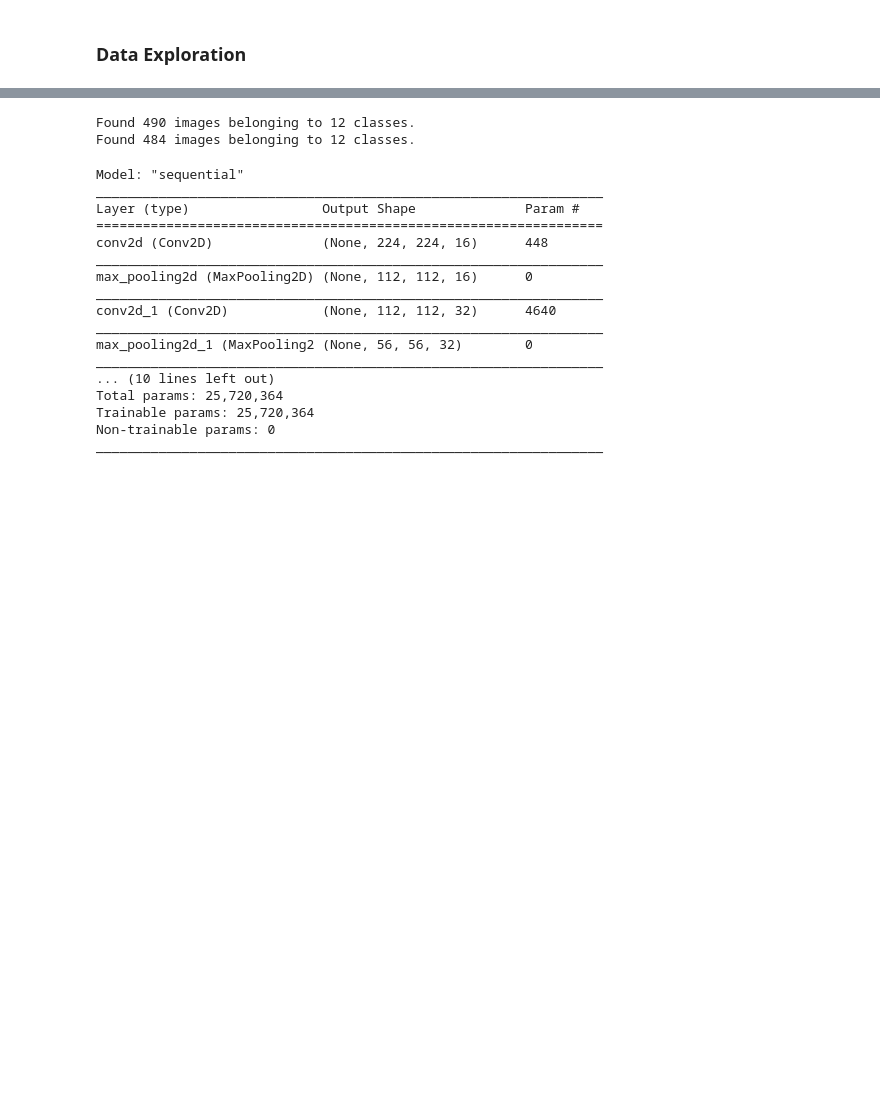
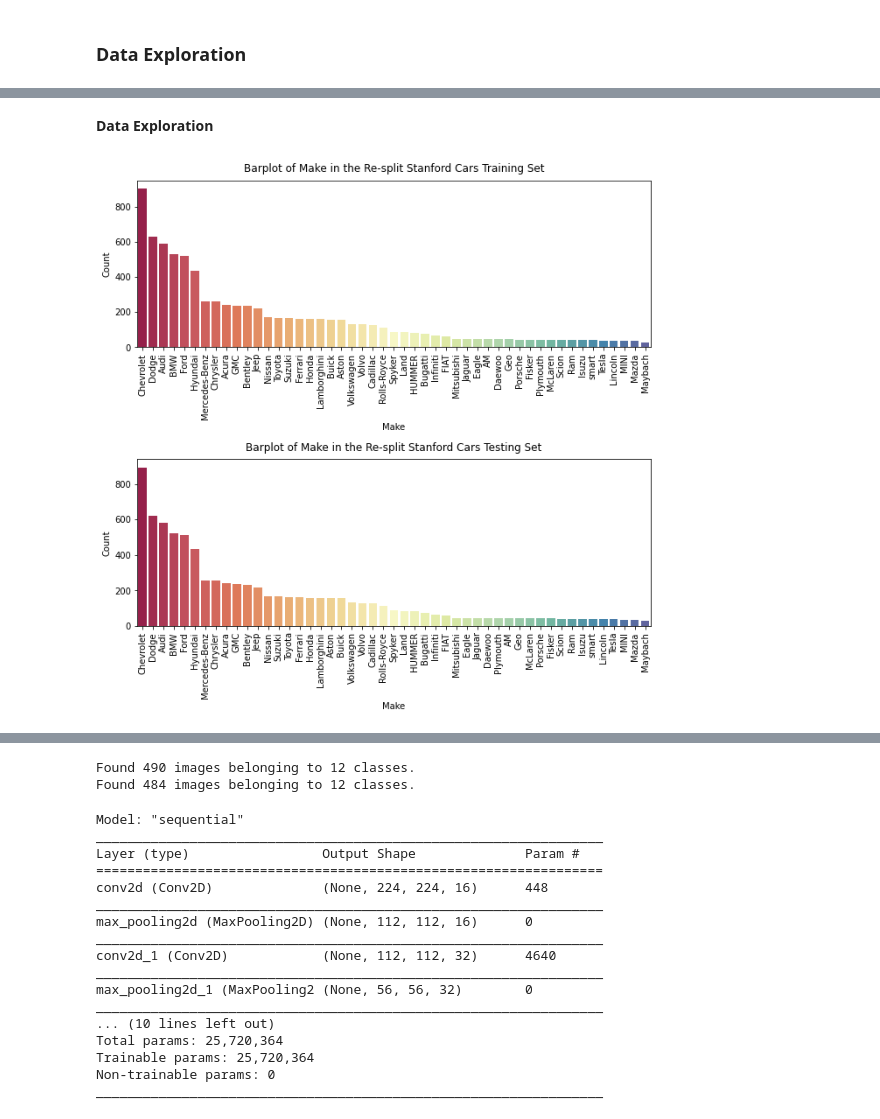
Before and after one commit to Albion-Krasniqi/Car-Classification-Deep-Learning, a Jupyter notebook: IL181.ipynb, the cells around one changed output, grey strips where cells are left out. Drawn from its saved outputs; the diff is of its cells as text; code cells hidden in the pictures; blank space fills up the shorter version.

```diff
--- a/IL181.ipynb
+++ b/IL181.ipynb
@@ -74,0 +77,18 @@ model_names = list(car_models['Cars'])
+# %%
+y_train = []
+y_test = []
+
+for i in range(len(train_car)):
+  y_train.append(get_car_class(train_car[i]))
+
+## converting each photo into a numpy array of RGB pixels
+for i in range(len(test_car)):
+    y_test.append(get_test_car_class(test_car[i]))
+# %%
+df_train_labels = pd.DataFrame(y_train, columns =['Cars'])
+make_extraction = df_train_labels["Cars"].str.split(" ", n = 1, expand = True)
+df_train_labels["Make"]= make_extraction[0]
+
+year_extraction = df_train_labels["Cars"].str.rsplit(" ", n = 1, expand = True)
+df_train_labels["Year"]= year_extraction[1]
+df_train_labels
@@ -74,0 +109,28 @@ model_names = list(car_models['Cars'])
+# %%
+df_test_labels = pd.DataFrame(y_test, columns =['Cars'])
+make_extraction = df_test_labels["Cars"].str.split(" ", n = 1, expand = True)
+df_test_labels["Make"]= make_extraction[0]
+
+year_extraction = df_test_labels["Cars"].str.rsplit(" ", n = 1, expand = True)
+df_test_labels["Year"]= year_extraction[1]
+#df_test_labels
+# %% [markdown]
+**Data Exploration**
+# %%
+import seaborn as sns
+
+# Countplot of Make in the Stanford Cars Training and Testing Set
+fig = plt.figure(figsize = (9, 9))
+plt.subplot(2, 1, 1)
+
+sns.countplot('Make', data = df_train_labels, order = df_train_labels['Make'].value_counts().index, palette = "Spectral")
+plt.title('Barplot of Make in the Re-split Stanford Cars Training Set', y = 1.02)
+plt.ylabel('Count'), plt.xticks(rotation = 90)
+
+plt.subplot(2, 1, 2)
+sns.countplot('Make', data = df_test_labels, order = df_test_labels['Make'].value_counts().index, palette = "Spectral")
+plt.title('Barplot of Make in the Re-split Stanford Cars Testing Set', y = 1.02)
+plt.ylabel('Count'), plt.xticks(rotation = 90), plt.tight_layout()
+plt.show()
+# %% [output]
+[figure, added]
```
Also changed, not shown: parts of 46 cells of this notebook.
